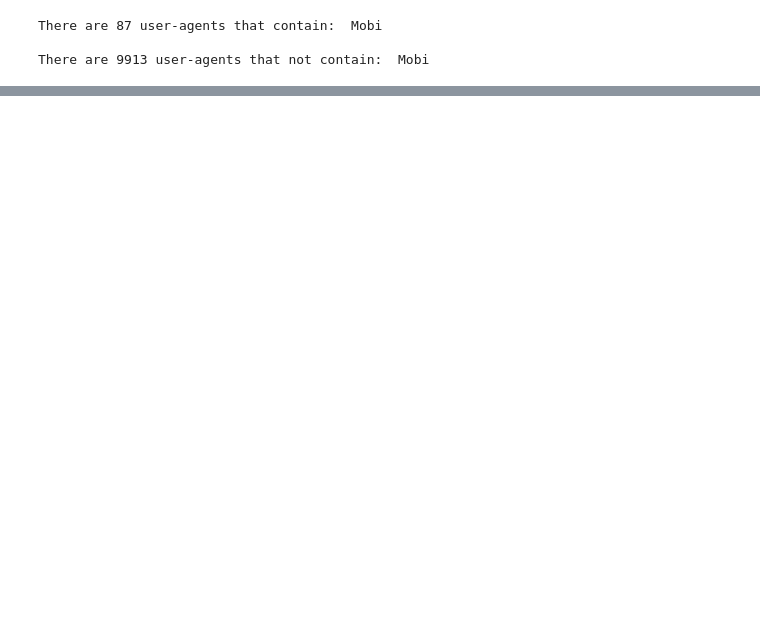
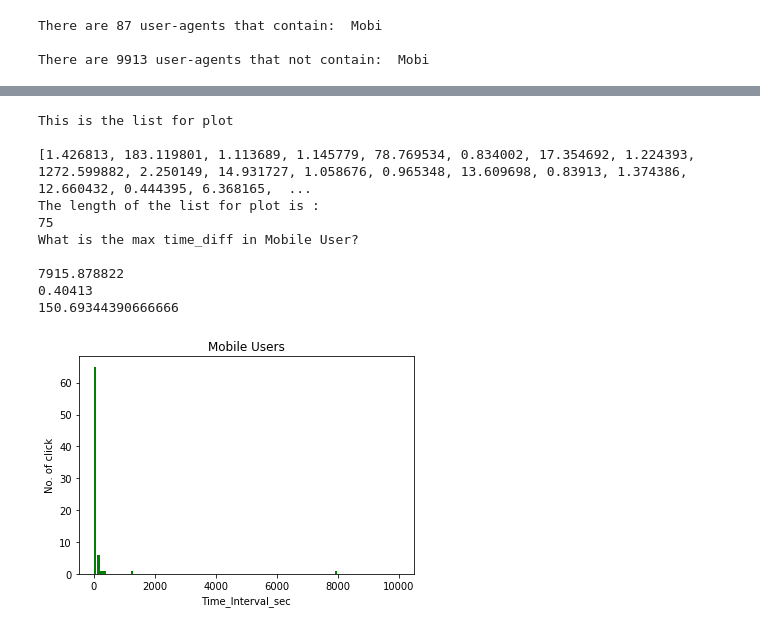
Before and after one commit to jyoonkim/Test, a Jupyter notebook: user_device_JY.ipynb, the cells around one changed output, grey strips where cells are left out. Drawn from its saved outputs; the diff is of its cells as text; code cells hidden in the pictures; blank space fills up the shorter version.

```diff
--- a/user_device_JY.ipynb
+++ b/user_device_JY.ipynb
@@ -8,7 +11,8 @@ from no_PII_Storage_folder import *
 # %%
-user_data = pd.read_json('NewData/clickstream/sample_mitx_6002x_7_1t2017_log_data.json',  lines = True)
+user_data_org = pd.read_json('NewData/clickstream/sample_mitx_6002x_7_1t2017_log_data.json',  lines = True)
 
-
+user_data = user_data_org
+user_data['username'] = hash_column(user_data_org['username'])
 # user_data.loc[0:3,]  #### get bunch of each row data
 
 # print(user_data['username'])
@@ -406,0 +364,60 @@ Mozilla/5.0 (Linux; Android 5.1.1; SM-G361H Build/LMY48B) AppleWebKit/537.36 (KH
+# %%
+### Plot for Mobile Users ###
+
+print("This is the list for plot\n")
+print(Plot_time_diff_Mobile_List)
+
+print("The length of the list for plot is : ")
+print(len(Plot_time_diff_Mobile_List))
+
+print("What is the max time_diff in Mobile User?\n")
+print(max(Plot_time_diff_Mobile_List))   ####   7915.878822
+print(min(Plot_time_diff_Mobile_List))   #### 0.40413
+print(np.mean(Plot_time_diff_Mobile_List))   #### 150.69344390666666
+
+range = (0,10000)
+bins = 100
+
+## Plotting a histogram
+
+plt.hist(Plot_time_diff_Mobile_List, bins, range, color = 'green', histtype = 'bar', rwidth = 0.8)
+
+# x-axis label
+plt.xlabel('Time_Interval_sec')
+# frequency label
+plt.ylabel('No. of click')
+# plot title
+plt.title('Mobile Users')
+
+# function to show the plot
+plt.show()
+
+### The threshold is 2000 sec #### --> We have to get rid of data which is more than 2000 sec
+print(" The type of Plot_time_diff_Mobile_List\n")
+print(type(Plot_time_diff_Mobile_List))   ### List
+
+print(max(Plot_time_diff_Mobile_List))
+
+### Make a New array ###
+Th_Plot_time_diff_Mobile_List = []
+
+for i,e in enumerate(Plot_time_diff_Mobile_List):
+    if(e<=2000):  #### I'll just make the time_diff more than 2000 sec -> 0 sec
+        print(type(e))
+        print(e)
+        Th_Plot_time_diff_Mobile_List.append(e)
+
+print(len(Th_Plot_time_diff_Mobile_List))  ### 74  clicks (threshold was applied)
+print(np.mean(Th_Plot_time_diff_Mobile_List))  #### 45.75850636486486 is the average time_diff for Mobile Users
+# %% [output]
+This is the list for plot
+
+[1.426813, 183.119801, 1.113689, 1.145779, 78.769534, 0.834002, 17.354692, 1.224393, 1272.599882, 2.250149, 14.931727, 1.058676, 0.965348, 13.609698, 0.83913, 1.374386, 12.660432, 0.444395, 6.368165,  ...
+The length of the list for plot is :
+75
+What is the max time_diff in Mobile User?
+
+7915.878822
+0.40413
+150.69344390666666
+[figure, added]
```
Also changed, not shown: parts of 13 cells of this notebook.
